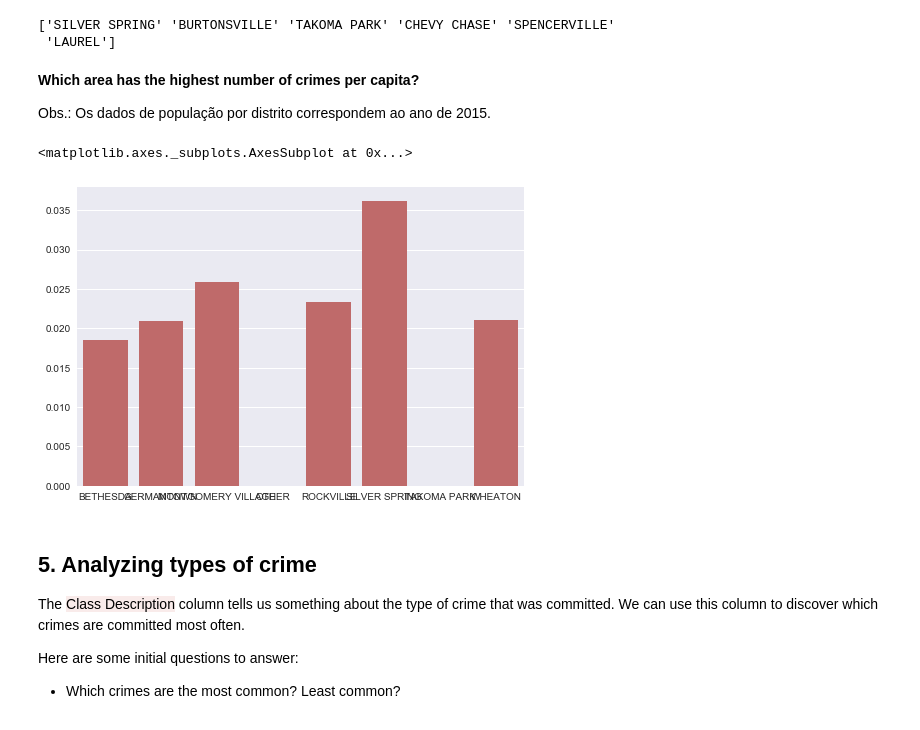
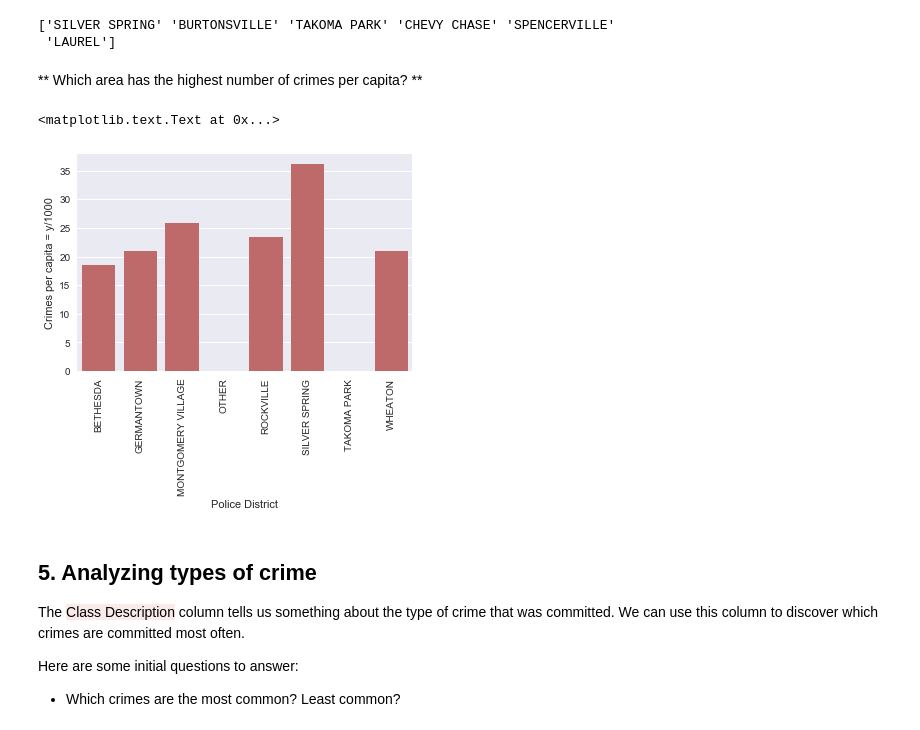
Before and after one commit to adrianabenicio/MontgomeryCrimes, a Jupyter notebook: Project #1 Finding Patterns in Crime.ipynb, the cells around one changed output. Cells and saved outputs as stored; diff of their text form; code cells hidden in the pictures.

```diff
--- a/Project #1 Finding Patterns in Crime.ipynb
+++ b/Project #1 Finding Patterns in Crime.ipynb
@@ -332,18 +345,20 @@ print(locations)
 ['SILVER SPRING' 'BURTONSVILLE' 'TAKOMA PARK' 'CHEVY CHASE' 'SPENCERVILLE'
  'LAUREL']
 # %% [markdown]
-<b> Which area has the highest number of crimes per capita? </b>
-
-Obs.: Os dados de população por distrito correspondem ao ano de 2015.
+** Which area has the highest number of crimes per capita? **
 # %%
 population_by_area = pd.Series([149118, 182883, 152991, 208263, 131391, 147486],
         index=["ROCKVILLE","BETHESDA","SILVER SPRING","WHEATON","GERMANTOWN","MONTGOMERY VILLAGE"])
+# Obs: This population data corresponds to year 2015.
 
-crimes_per_capita = crimes_by_area.divide(population_by_area)
-sns.barplot(x=crimes_per_capita.index,y=crimes_per_capita, color="indianred")
+crimes_per_capita = crimes_by_area.divide(population_by_area) * 1000
+ax = sns.barplot(x=crimes_per_capita.index,y=crimes_per_capita, color="indianred")
+ax.set_xticklabels(ax.get_xticklabels(), rotation=90)
+ax.set_ylabel('Crimes per capita = y/1000')
+ax.set_xlabel('Police District')
 # %% [output]
-<matplotlib.axes._subplots.AxesSubplot at 0x...>
+<matplotlib.text.Text at 0x...>
-[figure, old version]
+[figure, new version]
 # %% [markdown]
 ## 5. Analyzing types of crime
 
```
Also changed, not shown: parts of 9 cells of this notebook.
